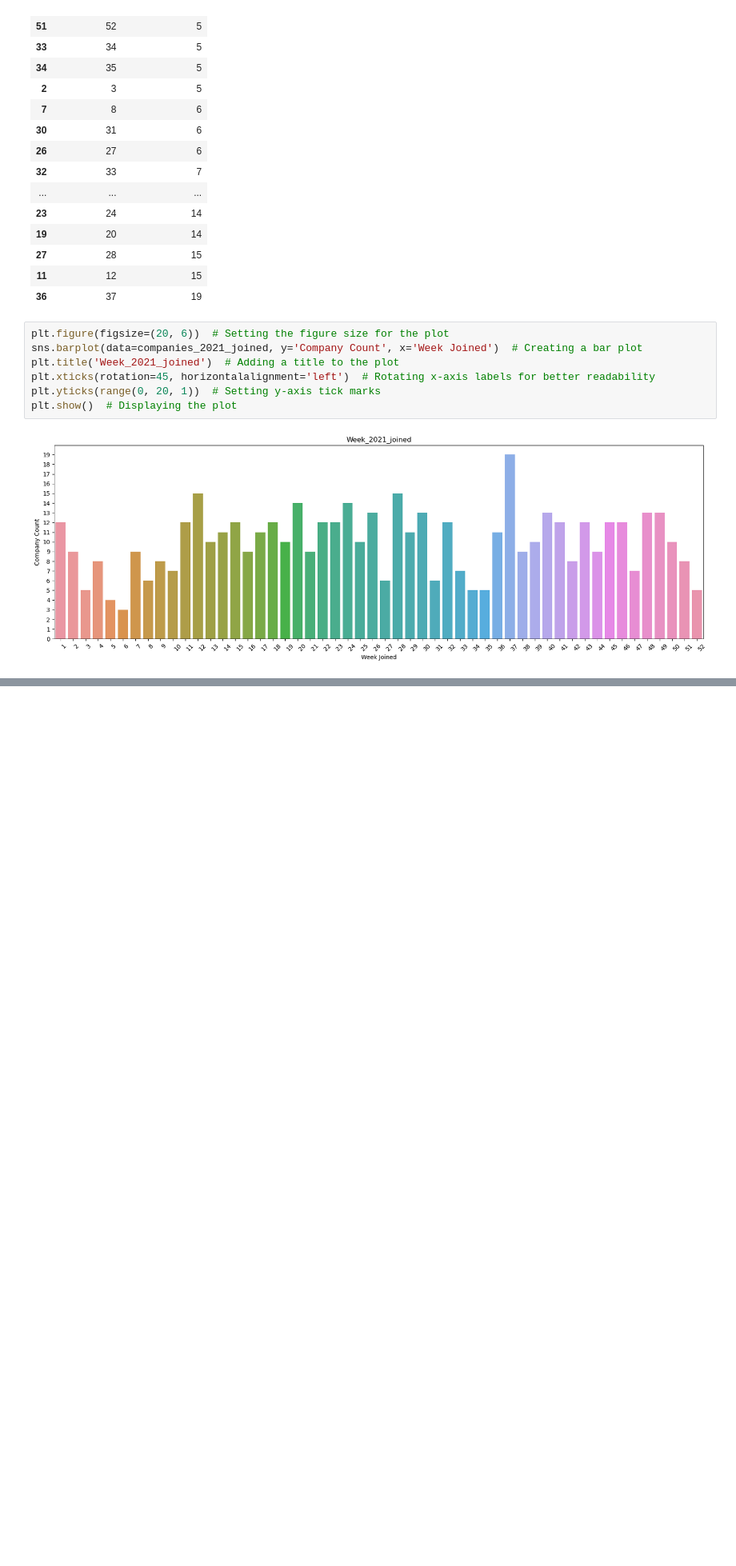
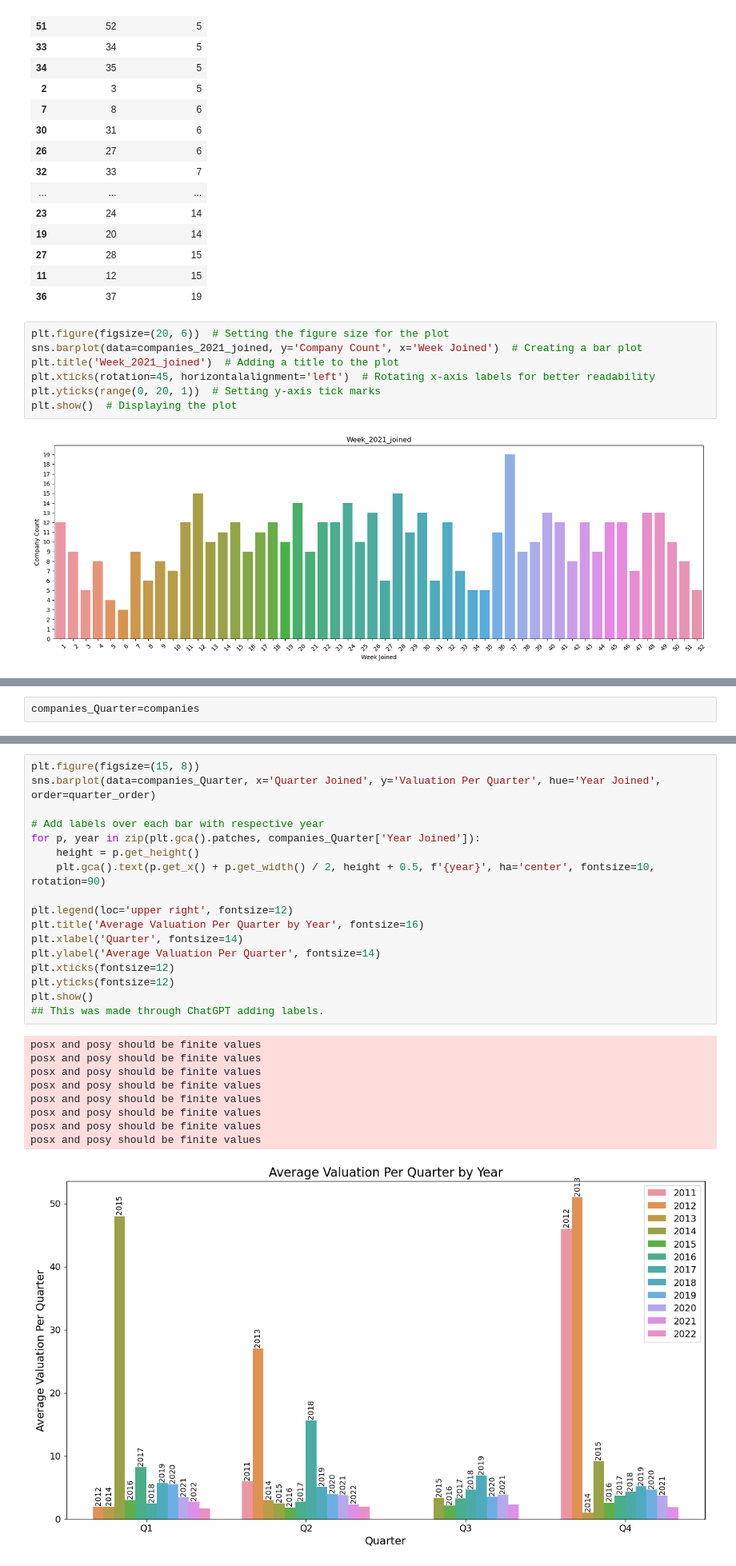
Before and after one commit to aayusht200/KaggleProjects, a Jupyter notebook: Unicorn_Companies/unicorn_analysis.ipynb, the cells around one changed output, grey strips where cells are left out. Shown at 80% size. Saved outputs shown, nothing was run; the diff lists cells and outputs as text; blank space fills up the shorter version.

```diff
--- a/Unicorn_Companies/unicorn_analysis.ipynb
+++ b/Unicorn_Companies/unicorn_analysis.ipynb
@@ -396,0 +453,2 @@ plt.show()  # Displaying the plot
+# %%
+companies_Quarter=companies
@@ -396,0 +540,27 @@ plt.show()  # Displaying the plot
+# %%
+plt.figure(figsize=(15, 8))
+sns.barplot(data=companies_Quarter, x='Quarter Joined', y='Valuation Per Quarter', hue='Year Joined', order=quarter_order)
+
+# Add labels over each bar with respective year
+for p, year in zip(plt.gca().patches, companies_Quarter['Year Joined']):
+    height = p.get_height()
+    plt.gca().text(p.get_x() + p.get_width() / 2, height + 0.5, f'{year}', ha='center', fontsize=10, rotation=90)
+
+plt.legend(loc='upper right', fontsize=12)
+plt.title('Average Valuation Per Quarter by Year', fontsize=16)
+plt.xlabel('Quarter', fontsize=14)
+plt.ylabel('Average Valuation Per Quarter', fontsize=14)
+plt.xticks(fontsize=12)
+plt.yticks(fontsize=12)
+plt.show()
+## This was made through ChatGPT adding labels.
+# %% [output]
+posx and posy should be finite values
+posx and posy should be finite values
+posx and posy should be finite values
+posx and posy should be finite values
+posx and posy should be finite values
+posx and posy should be finite values
+posx and posy should be finite values
+posx and posy should be finite values
+[figure, added]
```
Also changed, not shown: parts of 13 cells of this notebook, 3 other files.
